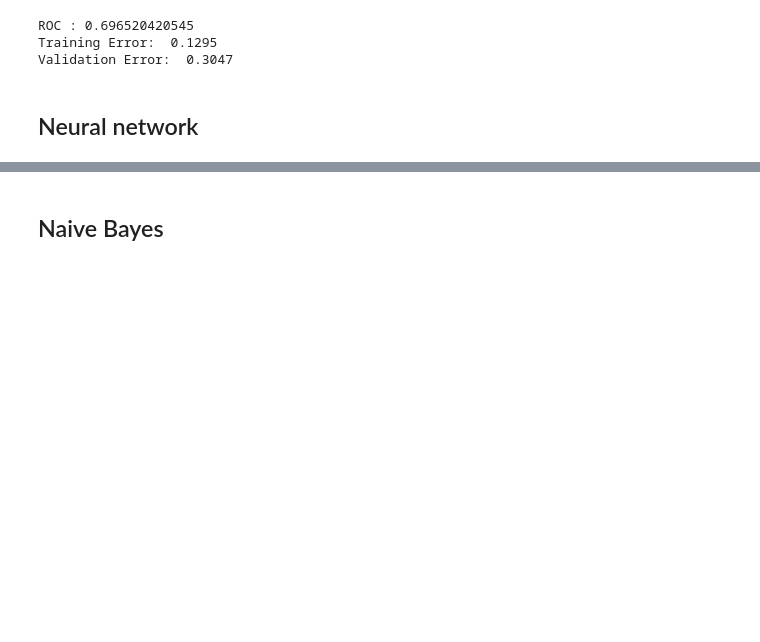
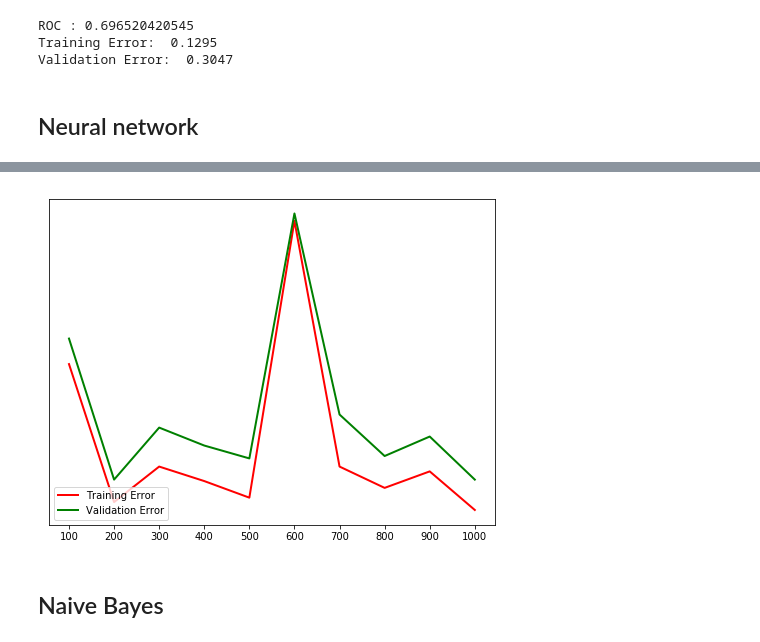
Before and after one commit to S-W-Williams/Machine-Learning-Rainfall-Prediction, a Jupyter notebook: Training Models.ipynb, the cells around one changed output, grey strips where cells are left out. Saved outputs shown, nothing was run; the diff lists cells and outputs as text; code cells hidden in the pictures; blank space fills up the shorter version.

```diff
--- a/Training Models.ipynb
+++ b/Training Models.ipynb
@@ -96,3 +121,12 @@ for i in hiddenNodes:
+# %%
+fig, ax = plt.subplots(1, 1, figsize=(8, 6))
+ax.semilogy(hiddenNodes,threeLayerErrorTrain,'r-',hiddenNodes,threeLayerErrorValid,'g-',linewidth=2);
+
+plt.xticks(hiddenNodes)
+plt.legend(['Training Error','Validation Error'],loc='lower left');
+plt.show()
+# %% [output]
+[figure, added]
 # %% [markdown]
 ## Naive Bayes
 # %%
```
Also changed, not shown: parts of 3 cells of this notebook.
